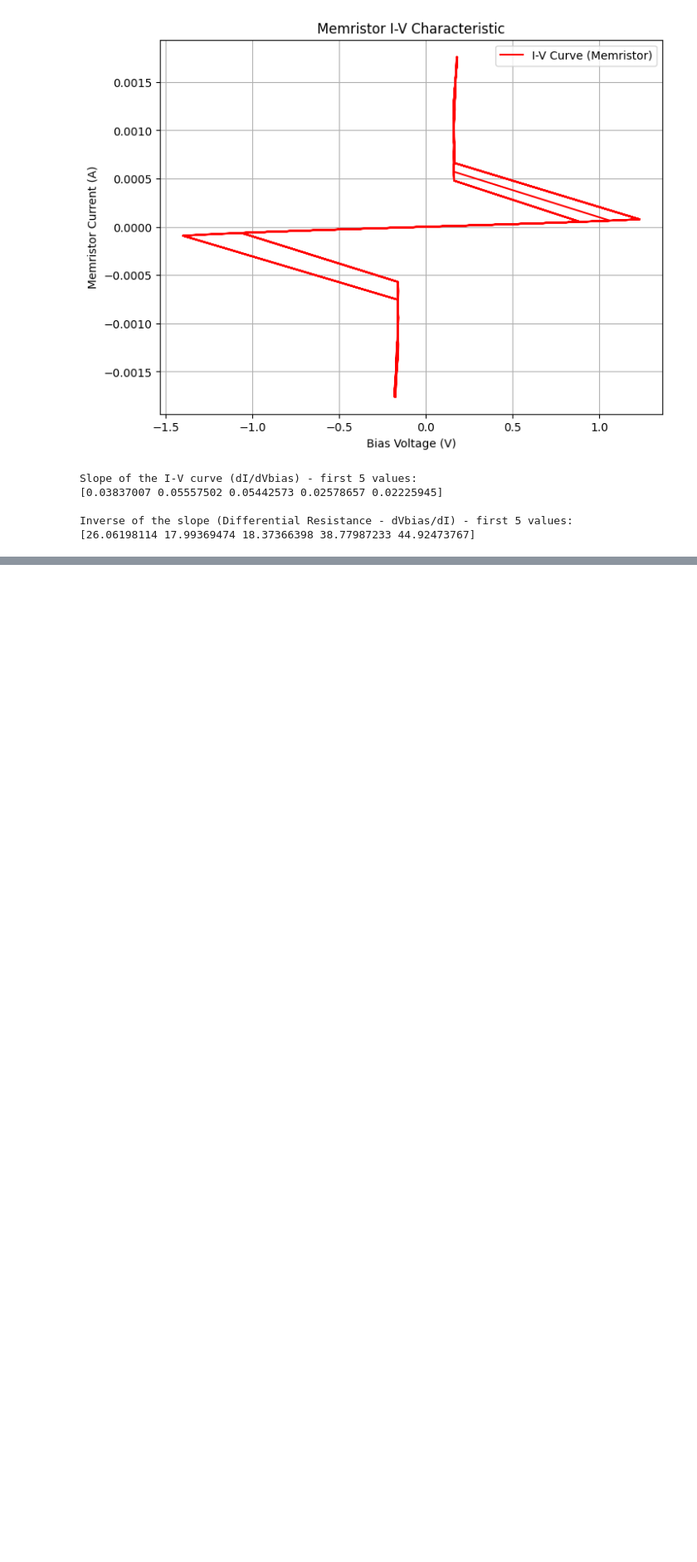
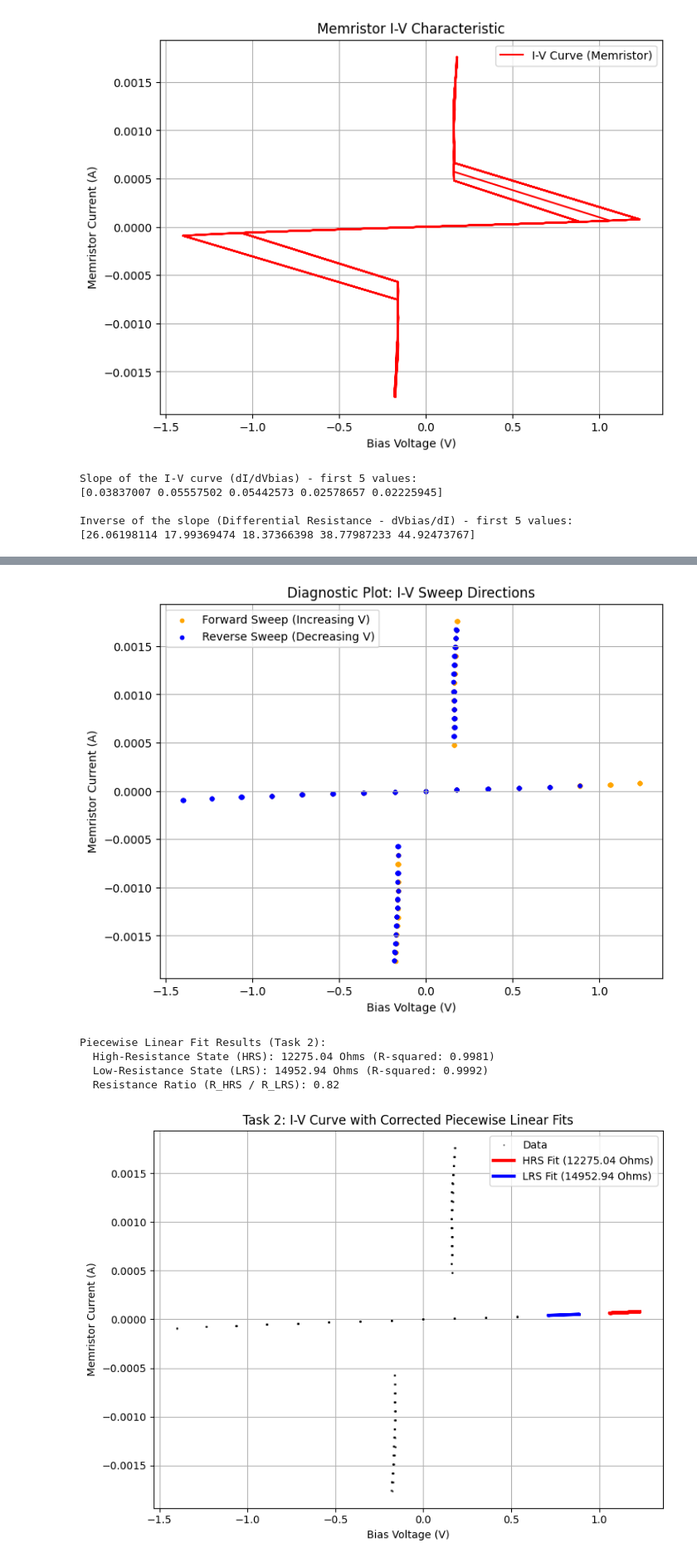
Before and after one commit to peti12352/physeng_lab_reports, a Jupyter notebook: courses/nano/neuro/data/meas_app/ketpaneles_meroprogram/analyze_memristor_data.ipynb, the cells around one changed output, grey strips where cells are left out. Shown at 83% size. Drawn from its saved outputs; the diff is of its cells as text; code cells hidden in the pictures; blank space fills up the shorter version.

```diff
--- a/courses/nano/neuro/data/meas_app/ketpaneles_meroprogram/analyze_memristor_data.ipynb
+++ b/courses/nano/neuro/data/meas_app/ketpaneles_meroprogram/analyze_memristor_data.ipynb
@@ -253,0 +471,77 @@ else:
+# %%
+# Task 2 (Advanced): Piecewise Linear Fit for HRS/LRS Resistance - V2
+import pandas as pd
+import numpy as np
+import matplotlib.pyplot as plt
+from scipy.stats import linregress
+
+# --- Load and Process Data ---
+RS = 2170  # Series resistance in Ohms
+df = pd.read_csv('task2_second', sep='\t')
+
+Vdrive = df['Raw AO0 (V)'].to_numpy()
+V_RS = df['Raw AI1 (V)'].to_numpy()
+I_memristor = V_RS / RS
+Vbias = Vdrive - V_RS
+
+# --- Identify Sweep Direction ---
+# The key to separating HRS and LRS is knowing the direction of the voltage sweep
+sweep_direction = np.sign(np.diff(Vbias, prepend=Vbias[0]))
+
+# --- Diagnostic Plot (Optional, but useful) ---
+plt.figure(figsize=(8, 6))
+plt.scatter(Vbias[sweep_direction > 0], I_memristor[sweep_direction > 0], c='orange', label='Forward Sweep (Increasing V)', s=10)
+plt.scatter(Vbias[sweep_direction < 0], I_memristor[sweep_direction < 0], c='blue', label='Reverse Sweep (Decreasing V)', s=10)
+plt.title('Diagnostic Plot: I-V Sweep Directions')
+plt.xlabel('Bias Voltage (V)')
+plt.ylabel('Memristor Current (A)')
+plt.grid(True)
+plt.legend()
+plt.show()
+
+# --- Select Data for Fitting Based on Sweep Direction ---
+# HRS is on the forward sweep, before the set voltage (~1.8V)
+hrs_mask = (Vbias > 1.0) & (Vbias < 1.6) & (sweep_direction > 0)
+# LRS is on the reverse sweep, before the reset voltage (~0.8V)
+lrs_mask = (Vbias > 0.6) & (Vbias < 1.0) & (sweep_direction < 0)
+
+# --- Perform Linear Fits ---
+# Fit HRS
+if np.any(hrs_mask):
+    slope_hrs, intercept_hrs, r_hrs, _, _ = linregress(Vbias[hrs_mask], I_memristor[hrs_mask])
+    R_hrs = 1 / slope_hrs
+    fit_line_hrs = slope_hrs * Vbias[hrs_mask] + intercept_hrs
+else:
+    R_hrs, r_hrs = np.nan, np.nan; print("Warning: No data in HRS range.")
+
+# Fit LRS
+if np.any(lrs_mask):
+    slope_lrs, intercept_lrs, r_lrs, _, _ = linregress(Vbias[lrs_mask], I_memristor[lrs_mask])
+    R_lrs = 1 / slope_lrs
+    fit_line_lrs = slope_lrs * Vbias[lrs_mask] + intercept_lrs
+else:
+    R_lrs, r_lrs = np.nan, np.nan; print("Warning: No data in LRS range.")
+
+# --- Print Results ---
+print("\nPiecewise Linear Fit Results (Task 2):")
+if not np.isnan(R_hrs): print(f"  High-Resistance State (HRS): {R_hrs:.2f} Ohms (R-squared: {r_hrs**2:.4f})")
+if not np.isnan(R_lrs): print(f"  Low-Resistance State (LRS): {R_lrs:.2f} Ohms (R-squared: {r_lrs**2:.4f})")
+if not (np.isnan(R_hrs) or np.isnan(R_lrs)): print(f"  Resistance Ratio (R_HRS / R_LRS): {R_hrs/R_lrs:.2f}")
+
+# --- Plot Final I-V Curve with Fits ---
+fig, ax = plt.subplots(figsize=(8, 6))
+ax.plot(Vbias, I_memristor, 'k.', label='Data', markersize=2, alpha=0.3)
+if np.any(hrs_mask): ax.plot(Vbias[hrs_mask], fit_line_hrs, 'r-', label=f'HRS Fit ({R_hrs:.2f} Ohms)', linewidth=3)
+if np.any(lrs_mask): ax.plot(Vbias[lrs_mask], fit_line_lrs, 'b-', label=f'LRS Fit ({R_lrs:.2f} Ohms)', linewidth=3)
+ax.set_xlabel('Bias Voltage (V)'); ax.set_ylabel('Memristor Current (A)')
+ax.set_title('Task 2: I-V Curve with Corrected Piecewise Linear Fits')
+ax.grid(True); ax.legend(); plt.tight_layout()
+fig.savefig('docs/task2_piecewise_fit_corrected.png', dpi=300)
+plt.show()
+# %% [output]
+[figure, added]
+Piecewise Linear Fit Results (Task 2):
+  High-Resistance State (HRS): 12275.04 Ohms (R-squared: 0.9981)
+  Low-Resistance State (LRS): 14952.94 Ohms (R-squared: 0.9992)
+  Resistance Ratio (R_HRS / R_LRS): 0.82
+[figure, added]
```
Also changed, not shown: parts of 8 cells of this notebook, 20 other files.
